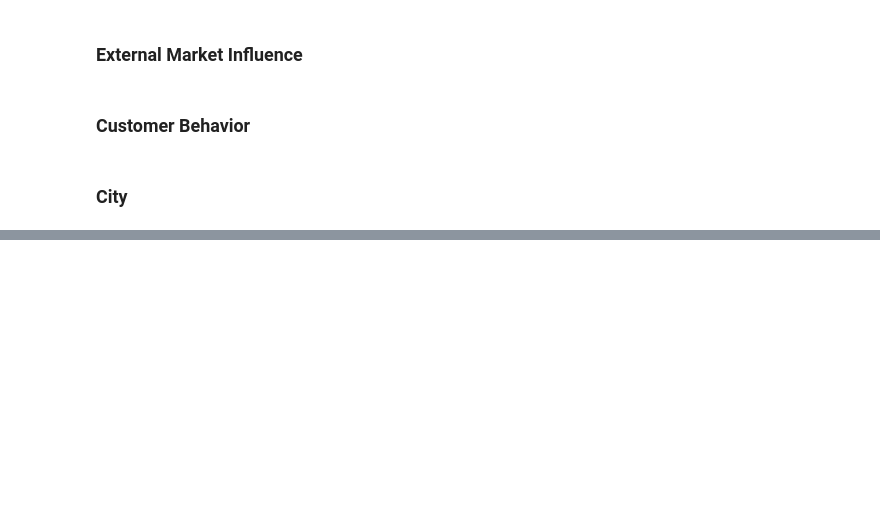
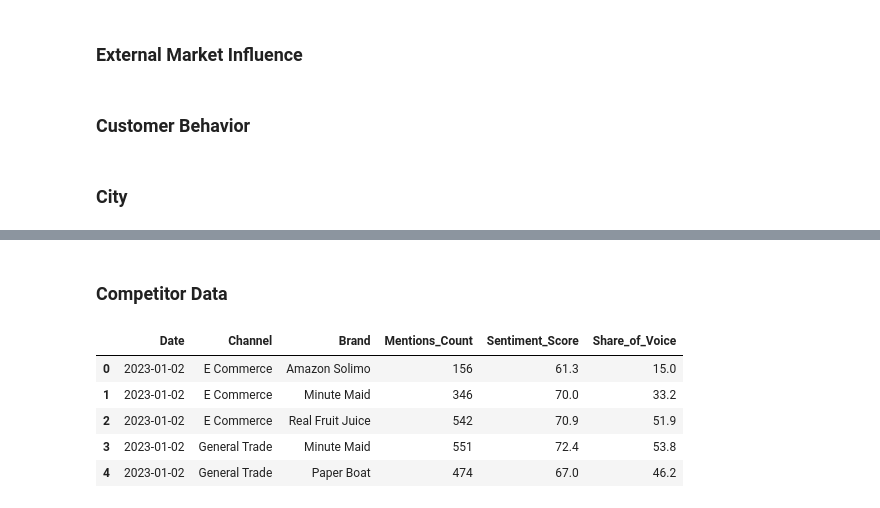
Before and after one commit to omkar-dalvi/datascience-rtm-hackathon, a Jupyter notebook: src/01 eda/EDA.ipynb, the cells around one changed output, grey strips where cells are left out. Saved outputs shown, nothing was run; the diff lists cells and outputs as text; code cells hidden in the pictures; blank space fills up the shorter version.

```diff
--- a/src/01 eda/EDA.ipynb
+++ b/src/01 eda/EDA.ipynb
@@ -86,0 +112,20 @@ city_data_profile.to_file('../../eda/city_data_profile.html')
+# %% [markdown]
+### Competitor Data
+# %%
+
+# STANDARDIZING THE DATE FORMAT IN SALES DATAFRAME
+import pandas as pd
+competitors_df_processed = competitors_df.copy()
+
+competitors_df_processed['Date'] = pd.to_datetime(competitors_df_processed['Date'], format='%Y-%m-%d')
+
+competitors_df_processed['Date'] = pd.to_datetime(competitors_df_processed['Date']).dt.strftime('%Y-%m-%d')
+
+competitors_df_processed.head()
+# %% [output]
+|  | Date | Channel | Brand | Mentions_Count | Sentiment_Score | Share_of_Voice |
+| 0 | 2023-01-02 | E Commerce | Amazon Solimo | 156 | 61.3 | 15.0 |
+| 1 | 2023-01-02 | E Commerce | Minute Maid | 346 | 70.0 | 33.2 |
+| 2 | 2023-01-02 | E Commerce | Real Fruit Juice | 542 | 70.9 | 51.9 |
+| 3 | 2023-01-02 | General Trade | Minute Maid | 551 | 72.4 | 53.8 |
+| 4 | 2023-01-02 | General Trade | Paper Boat | 474 | 67.0 | 46.2 |
```
Also changed, not shown: parts of 19 cells of this notebook, 24 other files.
